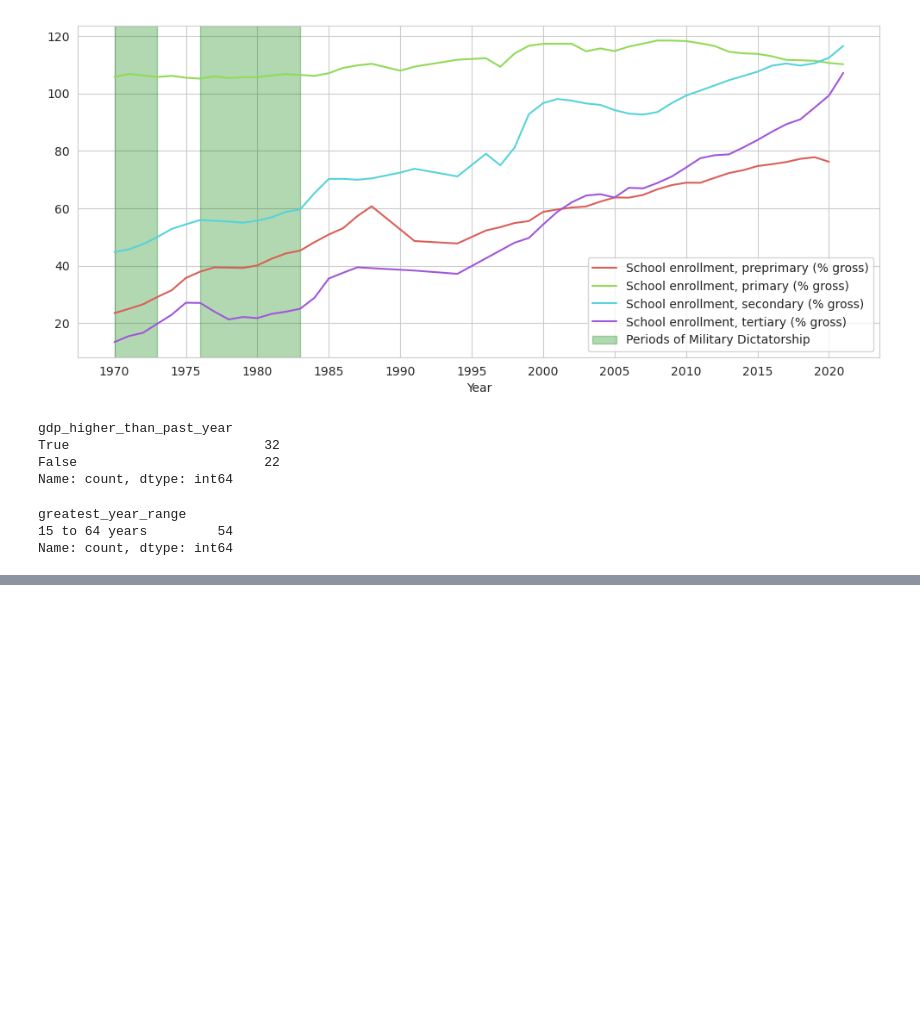
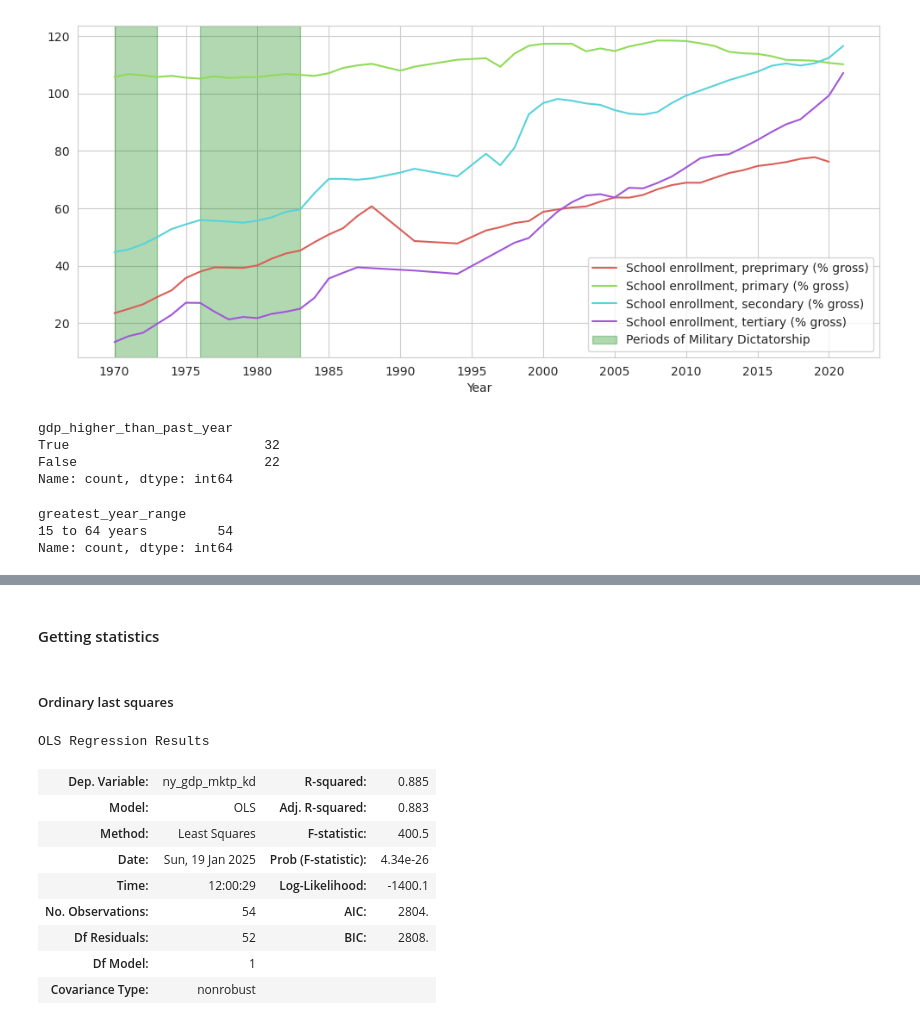
Before and after one commit to alejo-cuello/research-on-argentina, a Jupyter notebook: notebooks/0.2-alejo-impute_data.ipynb, the cells around one changed output, grey strips where cells are left out. Cells and saved outputs as stored; diff of their text form; code cells hidden in the pictures; blank space fills up the shorter version.

Commit message:
First use of ordinary least squares

```diff
--- a/notebooks/0.2-alejo-impute_data.ipynb
+++ b/notebooks/0.2-alejo-impute_data.ipynb
@@ -191,2 +203,40 @@ Información
+# %% [markdown]
+#### Getting statistics
+# %% [markdown]
+##### Ordinary last squares
+# %%
+(
+    smf.ols(
+        formula="ny_gdp_mktp_kd ~ ny_gdp_pcap_kd", # Regression formula: dependent variable (the variable being predicted) ~ independent variables
+        data = arg_di_df
+    )
+    .fit() # Computes the regression model based on the given data
+    .summary() # Provides a detailed report of the regression results
+    .tables[0] # Selects the first table from the summary, which contains high-level model details
+)
+    # Tables[0] output:
+        # IMPORTANT -> R-squared: The proportion of the variance in the dependent variable (temp) that is explained by the independent variable (ozone).
+            # Example: While the R-squared value of 0.488 shows that ozone explains about 48.8% of the variance in temp, there might be other variables affecting temp not included in this model.
+        # Adjusted R-squared: Similar to R-squared but adjusts for the number of predictors in the model. It penalizes the addition of irrelevant predictors.
+        # F-statistic: measures the overall significance of the model.
+        # Prob (F-statistic): very close to 0 indicates that the model is statistically significant, meaning that independent variables has a significant effect on predicted variable.
+        # Log-Likelihood: A measure of the likelihood of the data under the fitted model.
+        # AIC (Akaike Information Criterion): A metric for model comparison, with lower values indicating a better model.
+        # BIC (Bayesian Information Criterion): Similar to AIC but includes a stronger penalty for adding more parameters to the model.
+        # Number of Observations: The total number of data points used in the analysis.
+        # Df Residuals: Degrees of freedom for residuals (number of observations minus the number of parameters).
+        # Df Model: The number of predictors (independent variables) in the model.
+        # Covariance Type: Nonrobust Indicates that standard errors and covariance calculations are not adjusted for heteroskedasticity or autocorrelation.
+# %% [output]
+OLS Regression Results
+| Dep. Variable: | ny_gdp_mktp_kd | R-squared: | 0.885 |
+| Model: | OLS | Adj. R-squared: | 0.883 |
+| Method: | Least Squares | F-statistic: | 400.5 |
+| Date: | Sun, 19 Jan 2025 | Prob (F-statistic): | 4.34e-26 |
+| Time: | 12:00:29 | Log-Likelihood: | -1400.1 |
+| No. Observations: | 54 | AIC: | 2804. |
+| Df Residuals: | 52 | BIC: | 2808. |
+| Df Model: | 1 |  |  |
+| Covariance Type: | nonrobust |  |  |
 # %%
 # %% [output]
```
Also changed, not shown: parts of 6 cells of this notebook, 2 other files.
